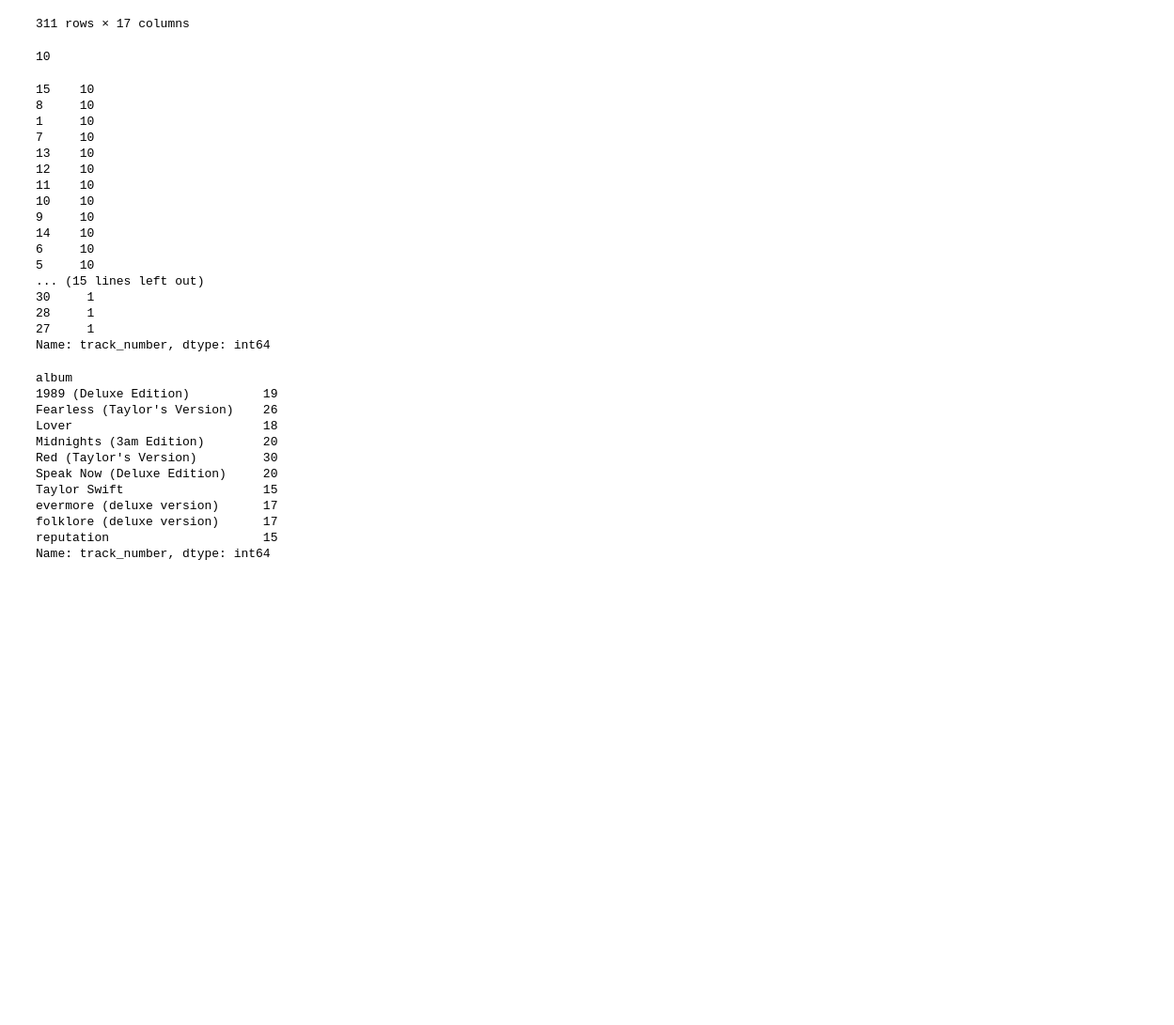
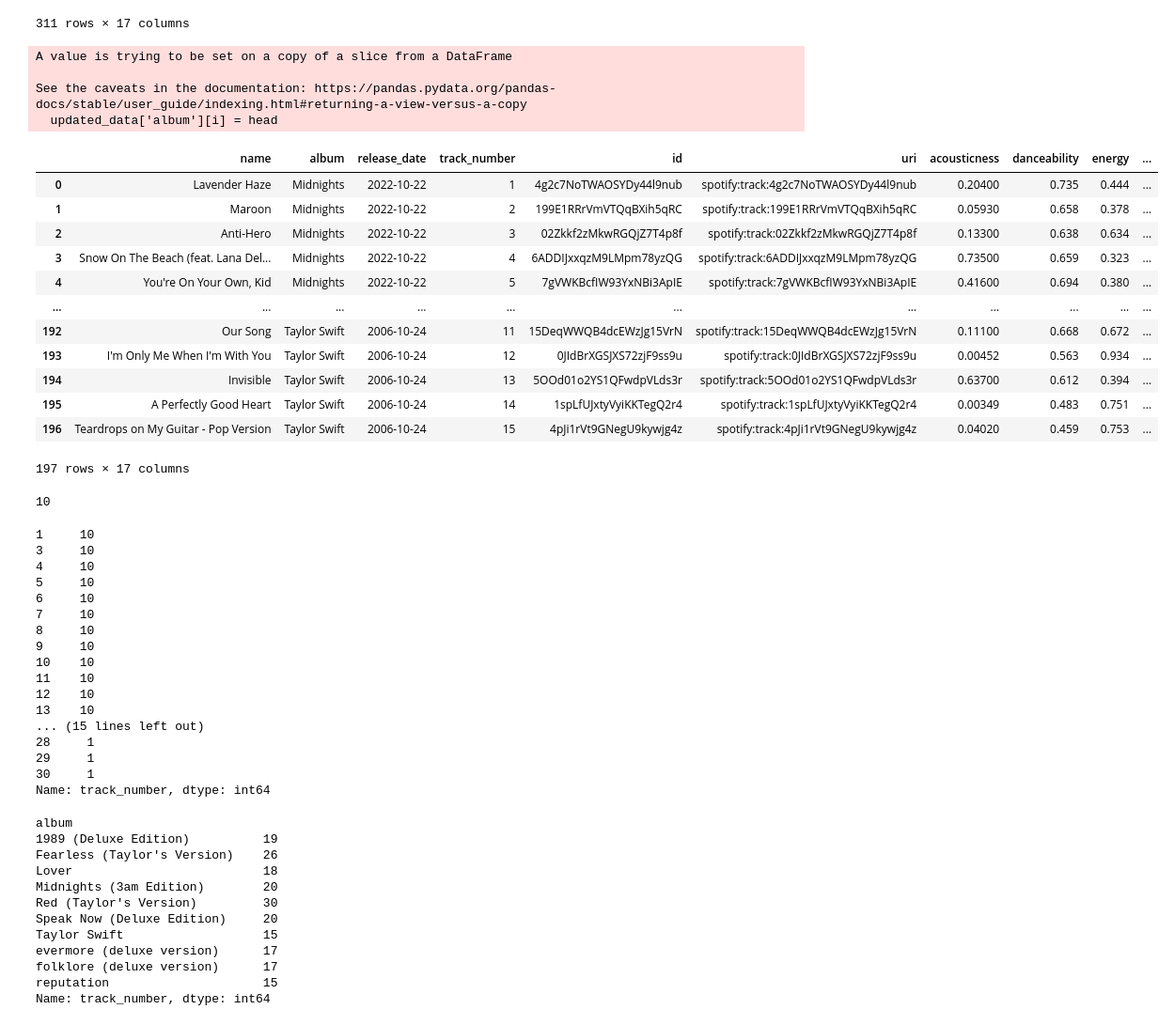
Before and after one commit to jenni-nahm/projects, a Jupyter notebook: taylor swift/ts_spotify_data.ipynb, the cells around one changed output. Shown: that part at 94% size. Cells and saved outputs as stored; diff of their text form; code cells hidden in the pictures; blank space fills up the shorter version.

```diff
--- a/taylor swift/ts_spotify_data.ipynb
+++ b/taylor swift/ts_spotify_data.ipynb
@@ -65,9 +65,34 @@ updated_data
 # %%
 # drop duplicated song names
 updated_data = updated_data.drop_duplicates(subset='name')
 
 # sort by album release date
-updated_data = updated_data.sort_values(by=['release_date'])
+#updated_data = updated_data.reset_index()
+#updated_data = updated_data.drop(columns='index')
+
+for i in range(len(updated_data['album'])):
+    text = updated_data['album'][i]
+    head, sep, tail = text.partition(' (')
+    updated_data['album'][i] = head
+updated_data
+# %% [output]
+A value is trying to be set on a copy of a slice from a DataFrame
+
+See the caveats in the documentation: https://pandas.pydata.org/pandas-docs/stable/user_guide/indexing.html#returning-a-view-versus-a-copy
+  updated_data['album'][i] = head
+|  | name | album | release_date | track_number | id | uri | acousticness | danceability | energy | ... |
+| 0 | Lavender Haze | Midnights | 2022-10-22 | 1 | 4g2c7NoTWAOSYDy44l9nub | spotify:track:4g2c7NoTWAOSYDy44l9nub | 0.20400 | 0.735 | 0.444 | ... |
+| 1 | Maroon | Midnights | 2022-10-22 | 2 | 199E1RRrVmVTQqBXih5qRC | spotify:track:199E1RRrVmVTQqBXih5qRC | 0.05930 | 0.658 | 0.378 | ... |
+| 2 | Anti-Hero | Midnights | 2022-10-22 | 3 | 02Zkkf2zMkwRGQjZ7T4p8f | spotify:track:02Zkkf2zMkwRGQjZ7T4p8f | 0.13300 | 0.638 | 0.634 | ... |
+| 3 | Snow On The Beach (feat. Lana Del... | Midnights | 2022-10-22 | 4 | 6ADDIJxxqzM9LMpm78yzQG | spotify:track:6ADDIJxxqzM9LMpm78yzQG | 0.73500 | 0.659 | 0.323 | ... |
+| 4 | You're On Your Own, Kid | Midnights | 2022-10-22 | 5 | 7gVWKBcfIW93YxNBi3ApIE | spotify:track:7gVWKBcfIW93YxNBi3ApIE | 0.41600 | 0.694 | 0.380 | ... |
+| ... | ... | ... | ... | ... | ... | ... | ... | ... | ... | ... |
+| 192 | Our Song | Taylor Swift | 2006-10-24 | 11 | 15DeqWWQB4dcEWzJg15VrN | spotify:track:15DeqWWQB4dcEWzJg15VrN | 0.11100 | 0.668 | 0.672 | ... |
+| 193 | I'm Only Me When I'm With You | Taylor Swift | 2006-10-24 | 12 | 0JIdBrXGSJXS72zjF9ss9u | spotify:track:0JIdBrXGSJXS72zjF9ss9u | 0.00452 | 0.563 | 0.934 | ... |
+| 194 | Invisible | Taylor Swift | 2006-10-24 | 13 | 5OOd01o2YS1QFwdpVLds3r | spotify:track:5OOd01o2YS1QFwdpVLds3r | 0.63700 | 0.612 | 0.394 | ... |
+| 195 | A Perfectly Good Heart | Taylor Swift | 2006-10-24 | 14 | 1spLfUJxtyVyiKKTegQ2r4 | spotify:track:1spLfUJxtyVyiKKTegQ2r4 | 0.00349 | 0.483 | 0.751 | ... |
+| 196 | Teardrops on My Guitar - Pop Version | Taylor Swift | 2006-10-24 | 15 | 4pJi1rVt9GNegU9kywjg4z | spotify:track:4pJi1rVt9GNegU9kywjg4z | 0.04020 | 0.459 | 0.753 | ... |
+197 rows × 17 columns
 # %%
 # for proof-reading purposes
 updated_data.to_csv('updated_data.csv')
@@ -78,22 +103,22 @@ len(pd.unique(updated_data['album']))
 # %%
 updated_data['track_number'].value_counts()
 # %% [output]
-15    10
+1     10
+3     10
+4     10
+5     10
+6     10
+7     10
 8     10
-1     10
-7     10
+9     10
+10    10
+11    10
+12    10
 13    10
-12    10
-11    10
-10    10
-9     10
-14    10
-6     10
-5     10
 ... (15 lines left out)
+28     1
+29     1
 30     1
-28     1
-27     1
 Name: track_number, dtype: int64
 # %%
 updated_data.groupby('album')['track_number'].count()
```
Also changed, not shown: 2 other files.
